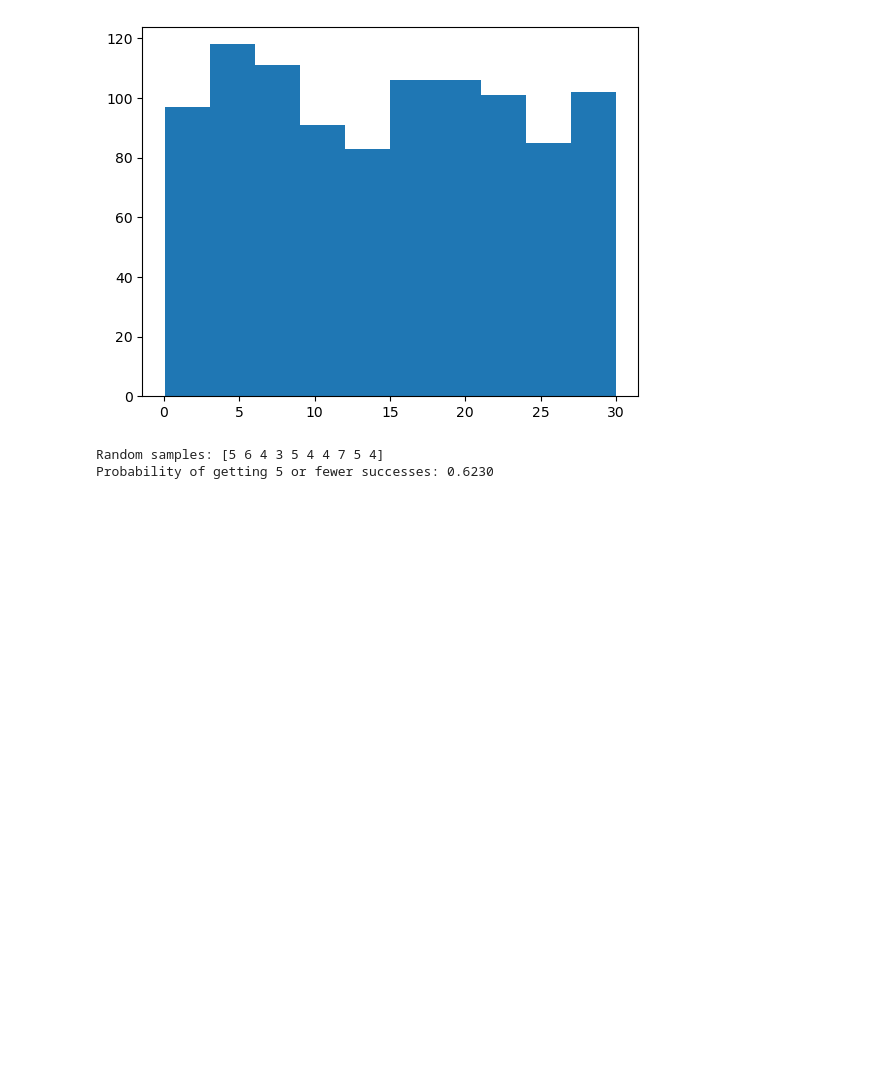
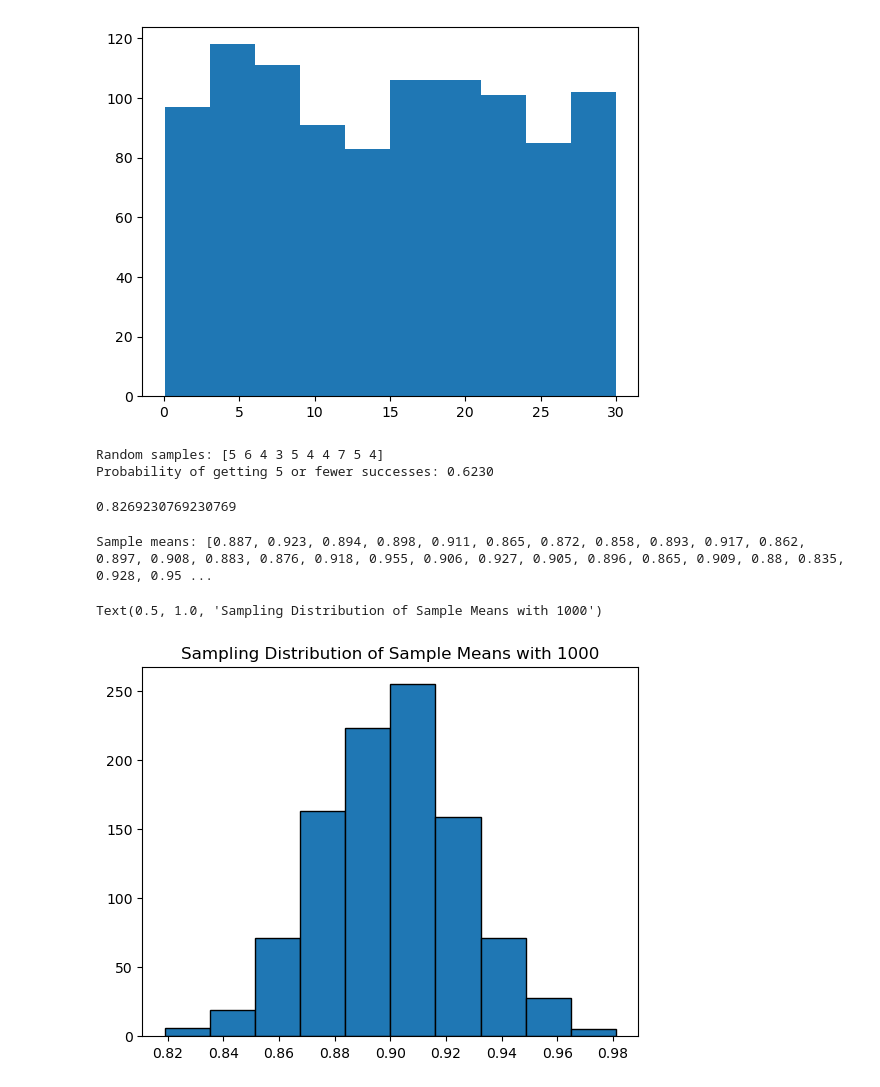
Before and after one commit to iamMashel/ml-scaffold-repo, a Jupyter notebook: ml-platform/notebooks/1.8-omo-prob-and-stats-1.ipynb, the cells around one changed output. Drawn from its saved outputs; the diff is of its cells as text; code cells hidden in the pictures; blank space fills up the shorter version.

```diff
--- a/ml-platform/notebooks/1.8-omo-prob-and-stats-1.ipynb
+++ b/ml-platform/notebooks/1.8-omo-prob-and-stats-1.ipynb
@@ -55,3 +55,30 @@ print(f"Probability of getting 5 or fewer successes: {prob_5_or_fewer:.4f}")
 # %% [output]
 Random samples: [5 6 4 3 5 4 4 7 5 4]
 Probability of getting 5 or fewer successes: 0.6230
+# %%
+# Set random seed to 10
+np.random.seed(10)
+
+# Simulate 52 weeks of 3 deals
+deals = binom.rvs(3, 0.3, size=52)
+
+# Print mean deals won per week
+print(np.mean(deals))
+# %% [output]
+0.8269230769230769
+# %%
+# Sampling distribution of a sample mean to show the Central Limit Theorem
+sample_means = []
+for _ in range(1000):
+    sample = binom.rvs(3, 0.3, size=1000)
+    sample_means.append(float(np.mean(sample)))
+
+# Print the sample means
+print("Sample means:", sample_means)
+# Plot the sampling distribution of the sample means
+plt.hist(sample_means, bins=10, edgecolor='black')
+plt.title('Sampling Distribution of Sample Means with 1000')
+# %% [output]
+Sample means: [0.887, 0.923, 0.894, 0.898, 0.911, 0.865, 0.872, 0.858, 0.893, 0.917, 0.862, 0.897, 0.908, 0.883, 0.876, 0.918, 0.955, 0.906, 0.927, 0.905, 0.896, 0.865, 0.909, 0.88, 0.835, 0.928, 0.95 ...
+Text(0.5, 1.0, 'Sampling Distribution of Sample Means with 1000')
+[figure, added]
```
Also changed, not shown: parts of 2 cells of this notebook.
